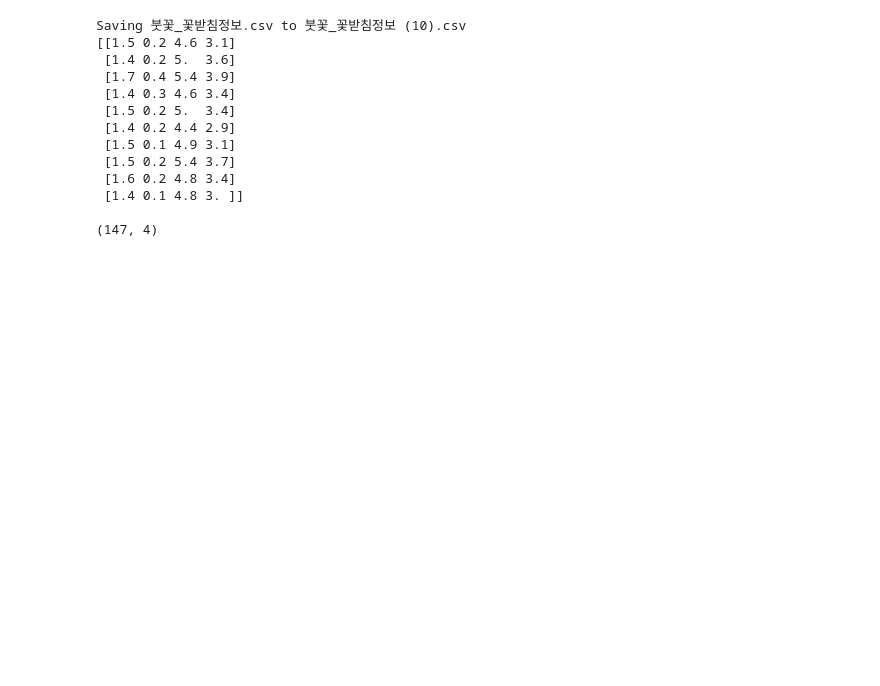
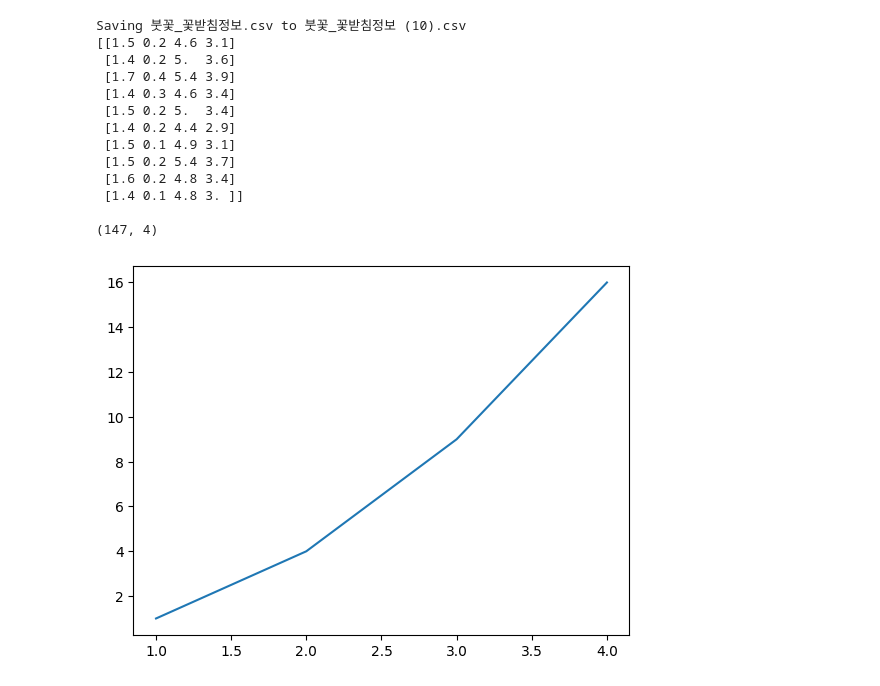
Before and after one commit to sm1118sm/DA, a Jupyter notebook: numpy.ipynb, the cells around one changed output. Cells and saved outputs as stored; diff of their text form; code cells hidden in the pictures; blank space fills up the shorter version.

```diff
--- a/numpy.ipynb
+++ b/numpy.ipynb
@@ -62,3 +60,9 @@ Saving 붓꽃_꽃받침정보.csv to 붓꽃_꽃받침정보 (10).csv
  [1.4 0.1 4.8 3. ]]
 
 (147, 4)
+# %%
+import matplotlib.pyplot as plt
+plt.plot([1,2,3,4], [1,4,9,16])
+plt.show()
+# %% [output]
+[figure, added]
```
Also changed, not shown: parts of 2 cells of this notebook.
